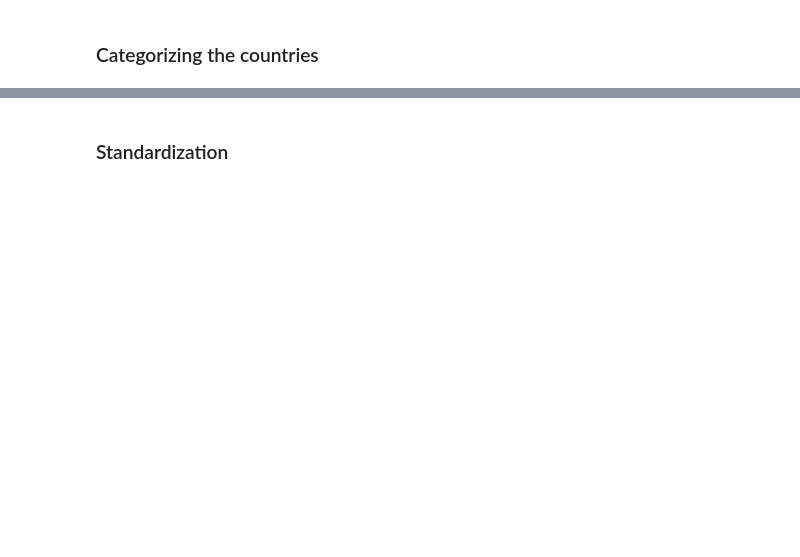
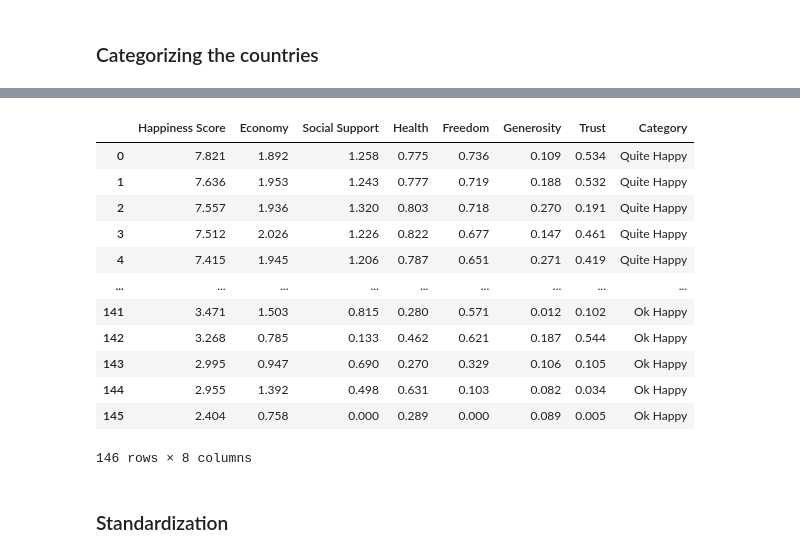
Before and after one commit to fairuznawar122/World-Happiness-Classification, a Jupyter notebook: World Happiness Classification - SVM.ipynb, the cells around one changed output, grey strips where cells are left out. Cells and saved outputs as stored; diff of their text form; code cells hidden in the pictures; blank space fills up the shorter version.

```diff
--- a/World Happiness Classification - SVM.ipynb
+++ b/World Happiness Classification - SVM.ipynb
@@ -176,7 +176,22 @@ final_df
 # %%
 final_df.drop(final_df.columns[0], axis=1, inplace=True)
 df= pd.concat([df, final_df], axis=1)
 df = df.dropna()
+df
+# %% [output]
+|  | Happiness Score | Economy | Social Support | Health | Freedom | Generosity | Trust | Category |
+| 0 | 7.821 | 1.892 | 1.258 | 0.775 | 0.736 | 0.109 | 0.534 | Quite Happy |
+| 1 | 7.636 | 1.953 | 1.243 | 0.777 | 0.719 | 0.188 | 0.532 | Quite Happy |
+| 2 | 7.557 | 1.936 | 1.320 | 0.803 | 0.718 | 0.270 | 0.191 | Quite Happy |
+| 3 | 7.512 | 2.026 | 1.226 | 0.822 | 0.677 | 0.147 | 0.461 | Quite Happy |
+| 4 | 7.415 | 1.945 | 1.206 | 0.787 | 0.651 | 0.271 | 0.419 | Quite Happy |
+| ... | ... | ... | ... | ... | ... | ... | ... | ... |
+| 141 | 3.471 | 1.503 | 0.815 | 0.280 | 0.571 | 0.012 | 0.102 | Ok Happy |
+| 142 | 3.268 | 0.785 | 0.133 | 0.462 | 0.621 | 0.187 | 0.544 | Ok Happy |
+| 143 | 2.995 | 0.947 | 0.690 | 0.270 | 0.329 | 0.106 | 0.105 | Ok Happy |
+| 144 | 2.955 | 1.392 | 0.498 | 0.631 | 0.103 | 0.082 | 0.034 | Ok Happy |
+| 145 | 2.404 | 0.758 | 0.000 | 0.289 | 0.000 | 0.089 | 0.005 | Ok Happy |
+146 rows × 8 columns
 # %% [markdown]
 ### Standardization
 # %%
```
Also changed, not shown: parts of 9 cells of this notebook.
